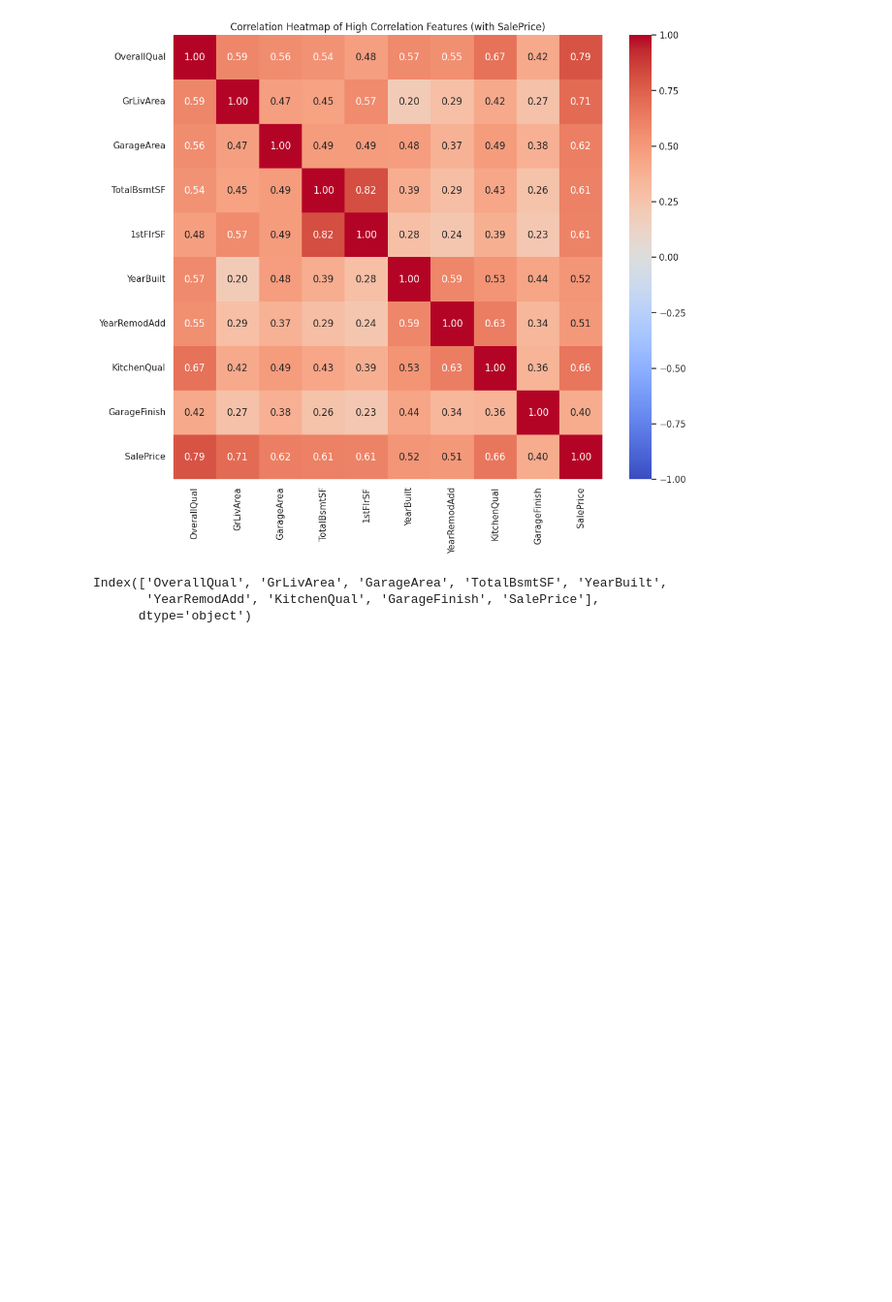
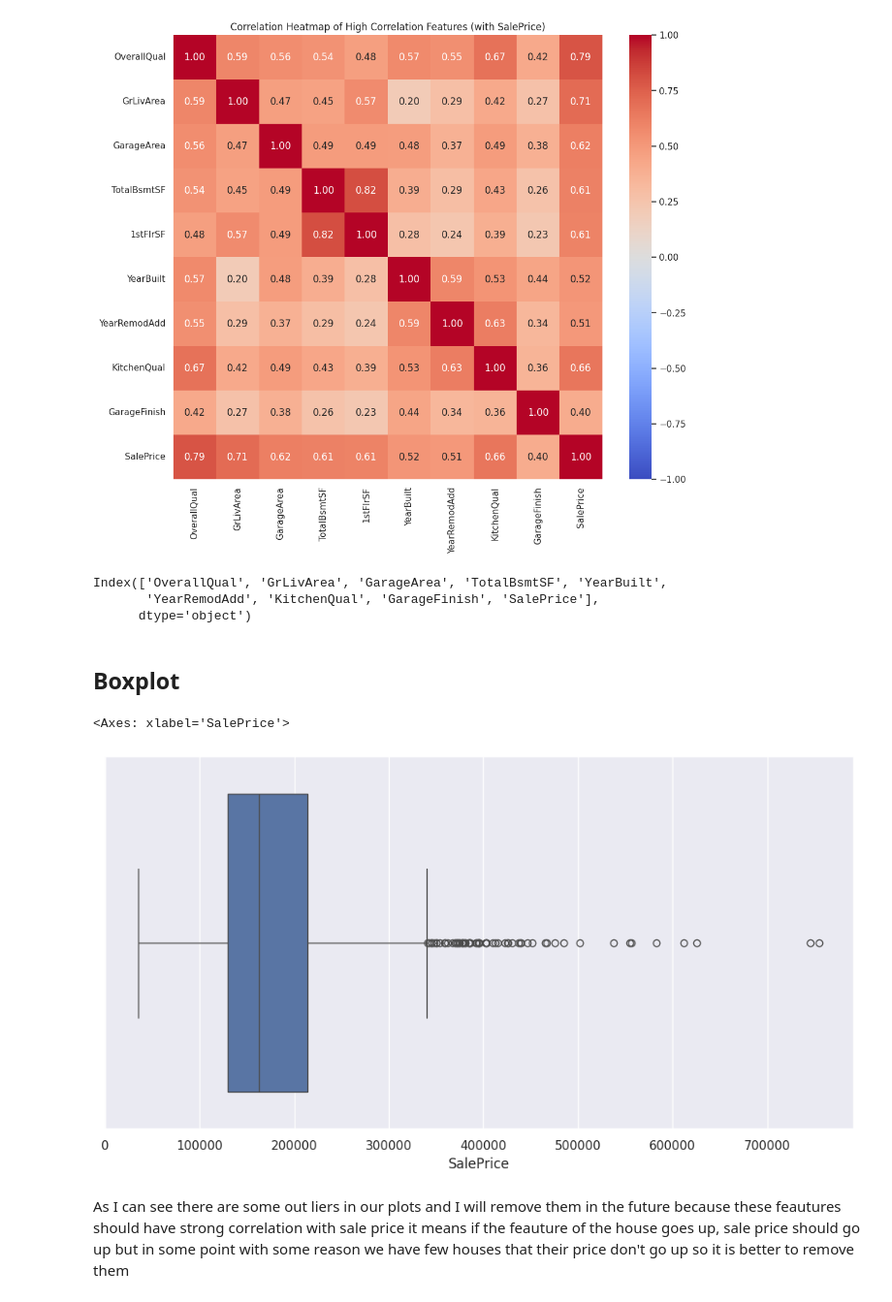
Before and after one commit to Naviid24/pp5-house-price-prediction, a Jupyter notebook: notebooks/data_exploration.ipynb, the cells around one changed output. Shown: that part at 97% size. Saved outputs shown, nothing was run; the diff lists cells and outputs as text; code cells hidden in the pictures; blank space fills up the shorter version.

```diff
--- a/notebooks/data_exploration.ipynb
+++ b/notebooks/data_exploration.ipynb
@@ -469,0 +468,10 @@ cleaned_corr_data.to_csv('data/processed/cleaned_corr_data.csv', index=False)
+# %% [markdown]
+## Boxplot
+# %%
+# To check outliers
+sns.boxplot(x=cleaned_corr_data["SalePrice"])
+# %% [output]
+<Axes: xlabel='SalePrice'>
+[figure, added]
+# %% [markdown]
+As I can see there are some out liers in our plots and I will remove them in the future because these feautures should have strong correlation with sale price it means if the feauture of the house goes up, sale price should go up but in some point with some reason we have few houses that their price don't go up so it is better to remove them
```
Also changed, not shown: parts of 8 cells of this notebook, 1 other file.
